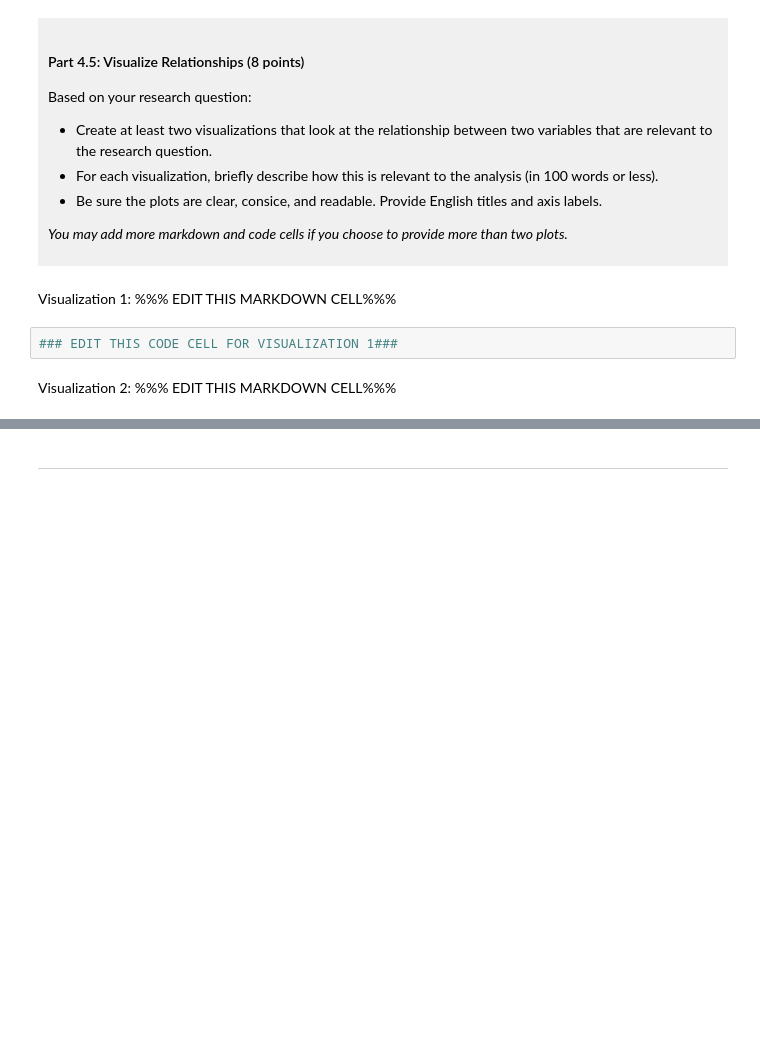
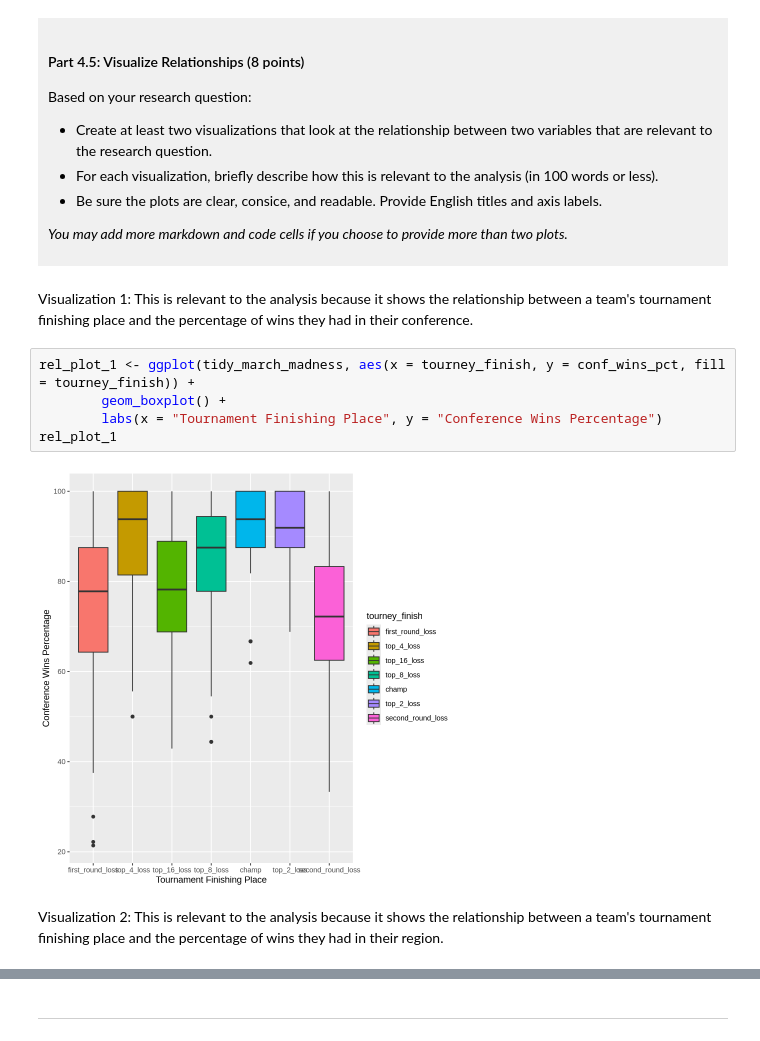
Before and after one commit to asherlb/dsci-100-project-asher-le-breton, a Jupyter notebook: dsci-100-project-notebook.ipynb, the cells around one changed output, grey strips where cells are left out. Drawn from its saved outputs; the diff is of its cells as text; blank space fills up the shorter version.

Commit message:
Changed analysis question and completed through Part 4

```diff
--- a/dsci-100-project-notebook.ipynb
+++ b/dsci-100-project-notebook.ipynb
@@ -303,9 +343,14 @@ Based on your research question:
 *You may add more markdown and code cells if you choose to provide more than two plots.*
 </div>
 # %% [markdown]
-Visualization 1: %%% EDIT THIS MARKDOWN CELL%%%
+Visualization 1: This is relevant to the analysis because it shows the relationship between a team's tournament finishing place and the percentage of wins they had in their conference.
 # %%
-### EDIT THIS CODE CELL FOR VISUALIZATION 1###
+rel_plot_1 <- ggplot(tidy_march_madness, aes(x = tourney_finish, y = conf_wins_pct, fill = tourney_finish)) +
+        geom_boxplot() +
+        labs(x = "Tournament Finishing Place", y = "Conference Wins Percentage")
+rel_plot_1
+# %% [output]
+[figure, added]
 # %% [markdown]
-Visualization 2: %%% EDIT THIS MARKDOWN CELL%%%
+Visualization 2: This is relevant to the analysis because it shows the relationship between a team's tournament finishing place and the percentage of wins they had in their region.
 # %%
```
Also changed, not shown: parts of 8 cells of this notebook.
